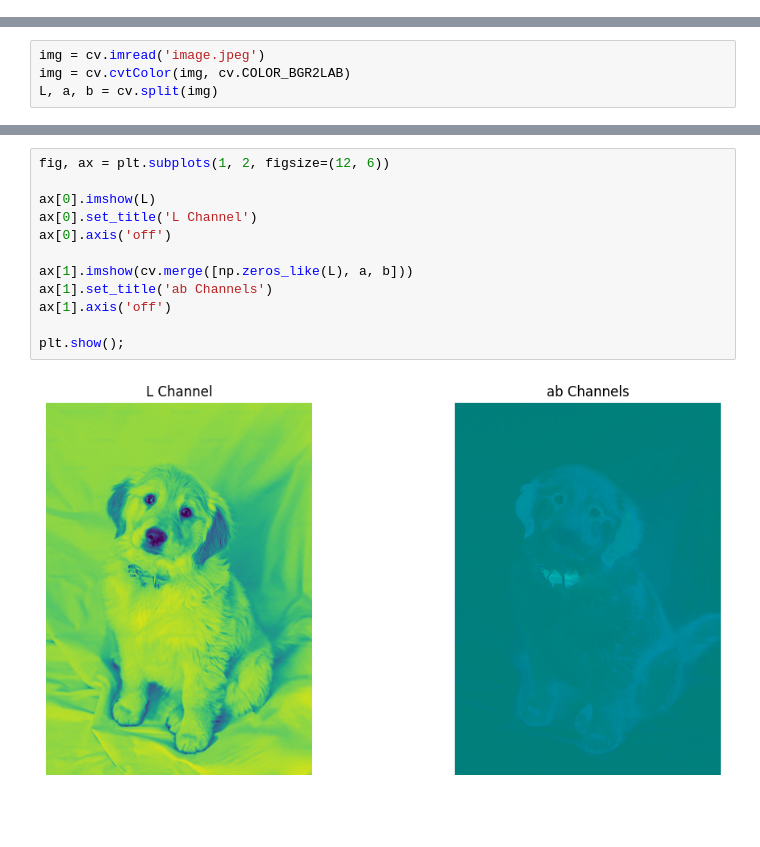
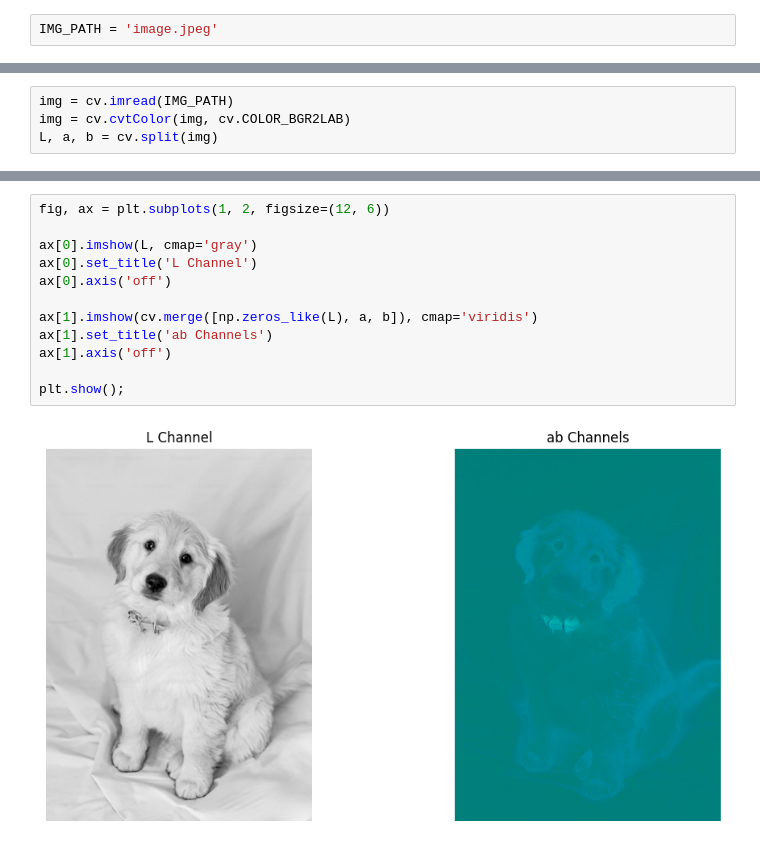
Before and after one commit to kanavgoyal898/chromaVive, a Jupyter notebook: test.ipynb, the cells around one changed output, grey strips where cells are left out. Saved outputs shown, nothing was run; the diff lists cells and outputs as text; blank space fills up the shorter version.

```diff
--- a/test.ipynb
+++ b/test.ipynb
@@ -0,0 +10,2 @@
+# %%
+IMG_PATH = 'image.jpeg'
@@ -16,4 +31,4 @@ plt.show();
 # %%
-img = cv.imread('image.jpeg')
+img = cv.imread(IMG_PATH)
 img = cv.cvtColor(img, cv.COLOR_BGR2LAB)
 L, a, b = cv.split(img)
@@ -38,14 +57,14 @@ plt.show();
 # %%
 fig, ax = plt.subplots(1, 2, figsize=(12, 6))
 
-ax[0].imshow(L)
+ax[0].imshow(L, cmap='gray')
 ax[0].set_title('L Channel')
 ax[0].axis('off')
 
-ax[1].imshow(cv.merge([np.zeros_like(L), a, b]))
+ax[1].imshow(cv.merge([np.zeros_like(L), a, b]), cmap='viridis')
 ax[1].set_title('ab Channels')
 ax[1].axis('off')
 
 plt.show();
 # %% [output]
-[figure, old version]
+[figure, new version]
```
Also changed, not shown: parts of 46 cells of this notebook, 1 other file.
